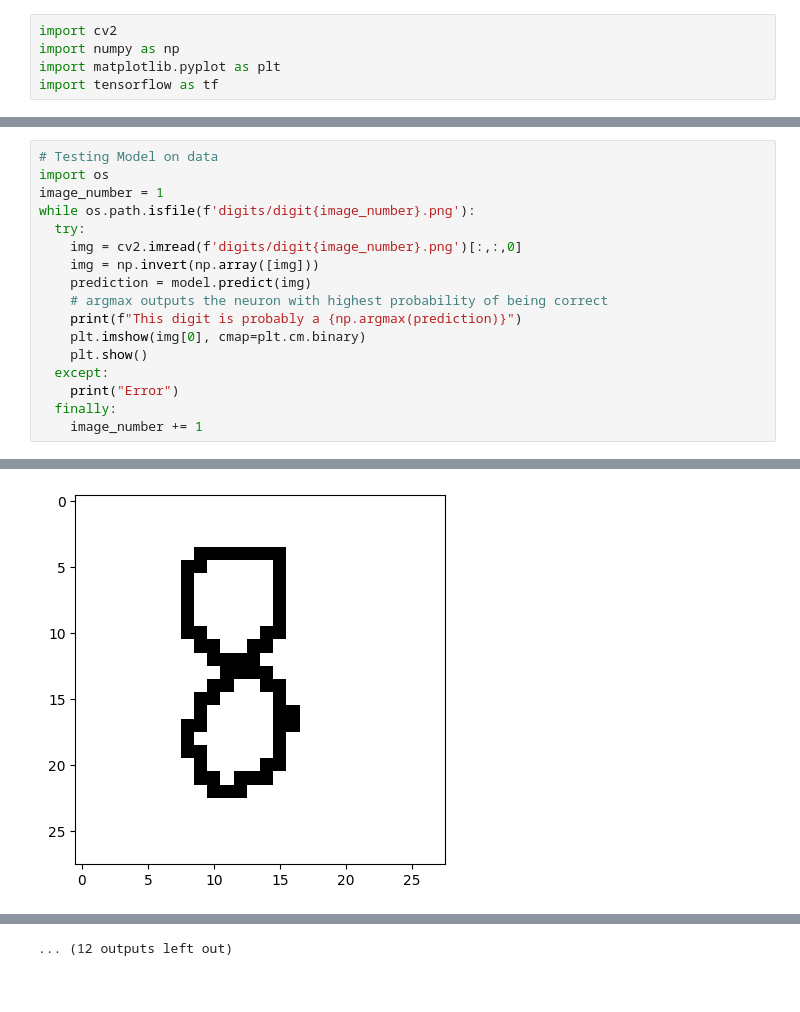
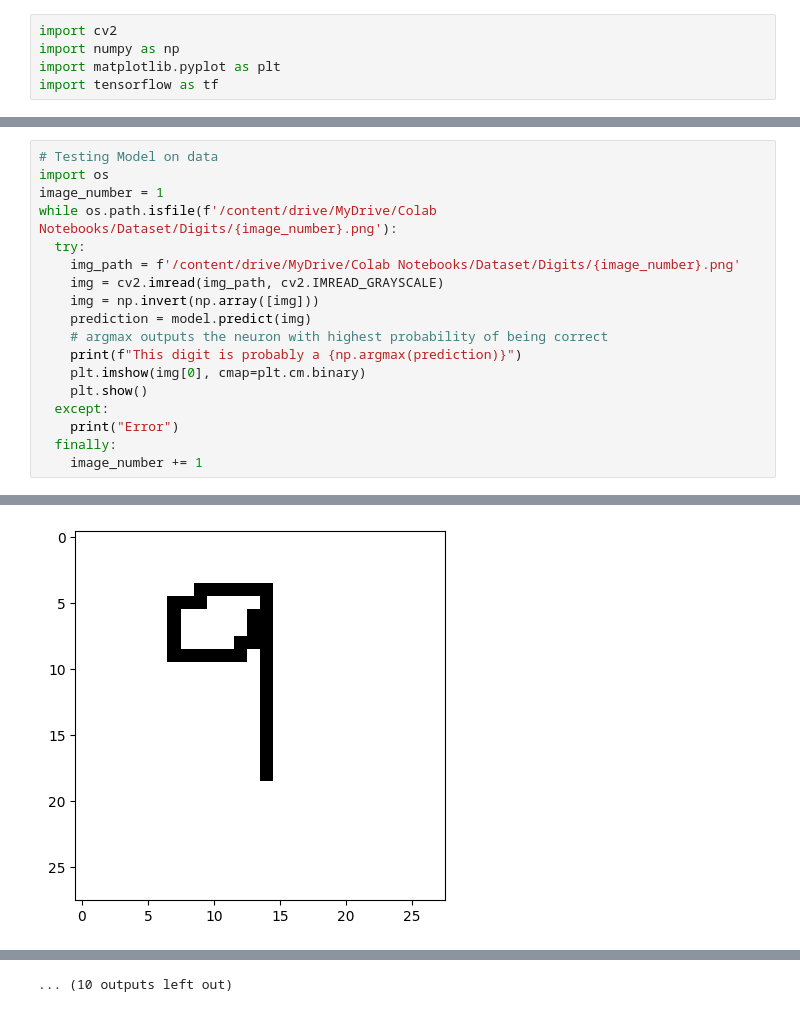
Before and after one commit to NimraMushtaq/ml-projects, a Jupyter notebook: Handwritten_Digit_Recognition.ipynb, the cells around one changed output, grey strips where cells are left out. Saved outputs shown, nothing was run; the diff lists cells and outputs as text.

Commit message:
Updated Handwritten Digit Recognition Model

```diff
--- a/Handwritten_Digit_Recognition.ipynb
+++ b/Handwritten_Digit_Recognition.ipynb
@@ -52,9 +61,10 @@ Accuracy:  0.9732000231742859
 # Testing Model on data
 import os
 image_number = 1
-while os.path.isfile(f'digits/digit{image_number}.png'):
+while os.path.isfile(f'/content/drive/MyDrive/Colab Notebooks/Dataset/Digits/{image_number}.png'):
   try:
-    img = cv2.imread(f'digits/digit{image_number}.png')[:,:,0]
+    img_path = f'/content/drive/MyDrive/Colab Notebooks/Dataset/Digits/{image_number}.png'
+    img = cv2.imread(img_path, cv2.IMREAD_GRAYSCALE)
     img = np.invert(np.array([img]))
     prediction = model.predict(img)
     # argmax outputs the neuron with highest probability of being correct
@@ -77 +87 @@ This digit is probably a 8
-[figure, old version]
+[figure, new version]
@@ -87 +97 @@ This digit is probably a 5
-... (12 outputs left out)
+... (10 outputs left out)
```
Also changed, not shown: parts of 4 cells of this notebook.
